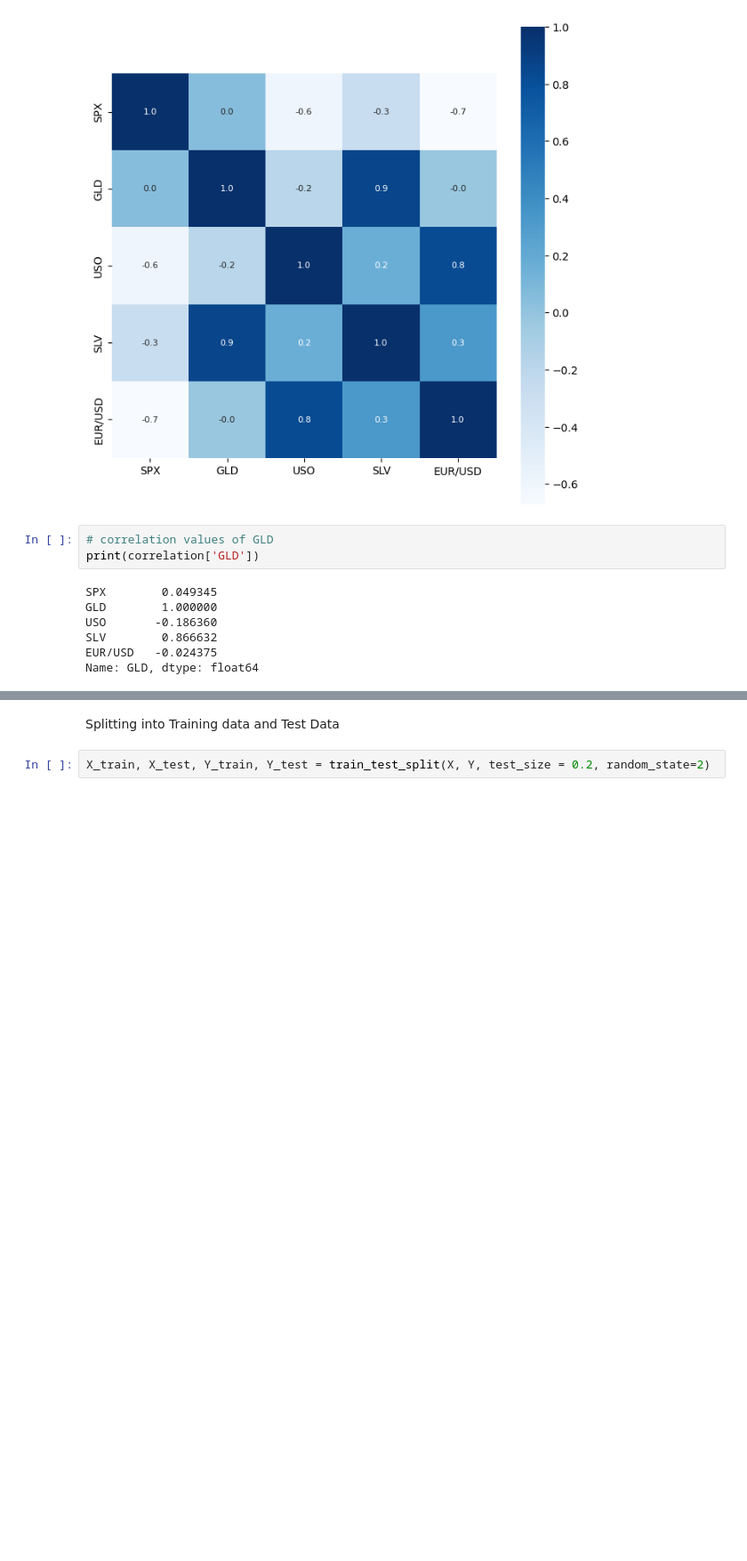
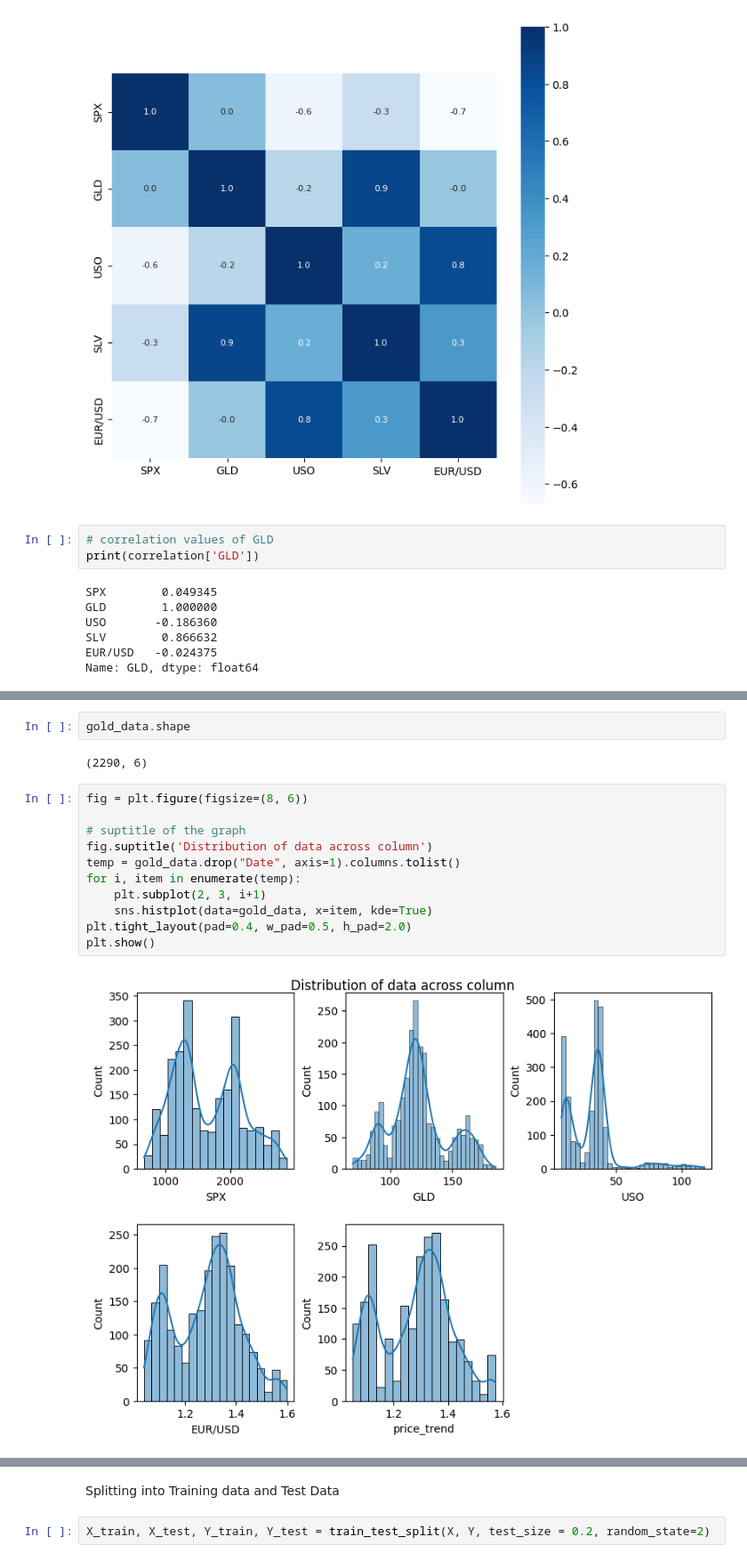
Before and after one commit to Suresh8352/Gold_Price_Prediction, a Jupyter notebook: Gold_Price_Prediction.ipynb, the cells around one changed output, grey strips where cells are left out. Shown: that part at 89% size. Cells and saved outputs as stored; diff of their text form; blank space fills up the shorter version.

```diff
--- a/Gold_Price_Prediction.ipynb
+++ b/Gold_Price_Prediction.ipynb
@@ -123,0 +175,17 @@ Splitting the Features and Target
+# %%
+gold_data.shape
+# %% [output]
+(2290, 6)
+# %%
+fig = plt.figure(figsize=(8, 6))
+
+# suptitle of the graph
+fig.suptitle('Distribution of data across column')
+temp = gold_data.drop("Date", axis=1).columns.tolist()
+for i, item in enumerate(temp):
+    plt.subplot(2, 3, i+1)
+    sns.histplot(data=gold_data, x=item, kde=True)
+plt.tight_layout(pad=0.4, w_pad=0.5, h_pad=2.0)
+plt.show()
+# %% [output]
+[figure, added]
```
Also changed, not shown: parts of 40 cells of this notebook.
